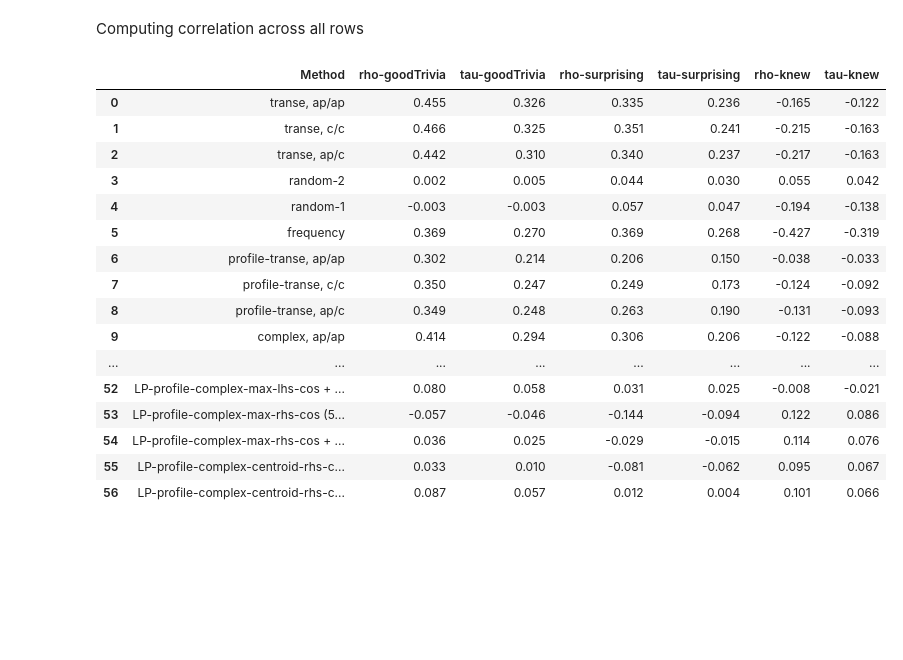
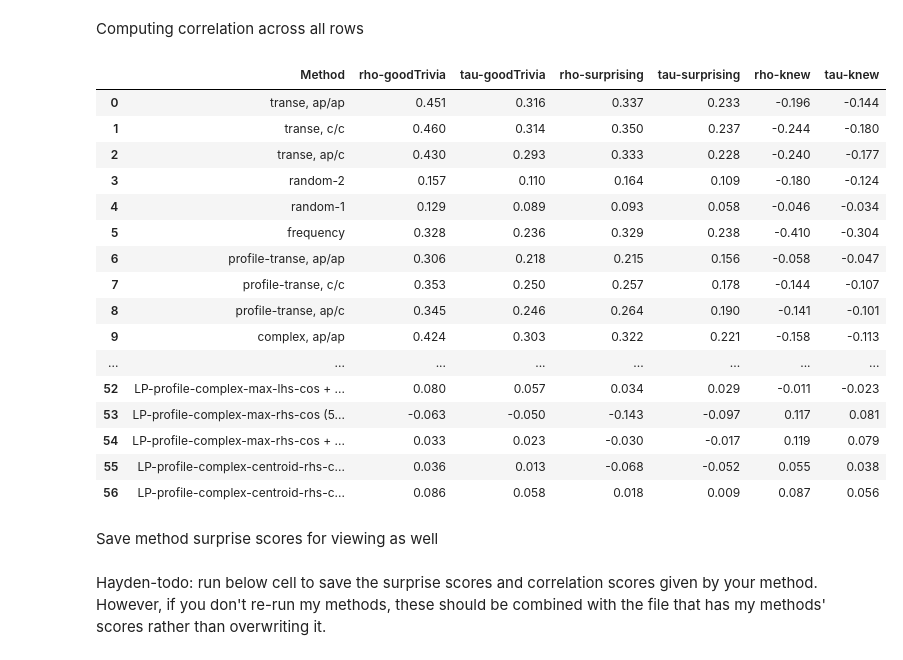
Before and after one commit to usc-isi-i2/surprising-facts, a Jupyter notebook: survey_surprise_task.ipynb, the cells around one changed output. Drawn from its saved outputs; the diff is of its cells as text; code cells hidden in the pictures; blank space fills up the shorter version.

Commit message:
lots of cleanup... renamed things, updated notebooks to save results to output, cleaned up survey benchmark, updated readme, ...

```diff
--- a/trivia_surprise_task.ipynb
+++ b/survey_surprise_task.ipynb
@@ -30,10 +30,10 @@ from itertools import combinations
 You will probably need to update the absolute paths to various resources (mostly embedding files)
 # %%
 # path to the benchmark data
-surprise_data_file = "./benchmark_data/funfacts_mapped_to_wd.tsv"
+surprise_data_file = "./benchmark_data/wd_survey_surprise_data.tsv"
 
 # output path
-work_dir = "./output/trivia_task"
+work_dir = "./output/survey_task"
 # path where kypher db file will be saved
 store_dir = f"{work_dir}/temp"
 # Wikidata claims.wikibase-item file. We only need claims about humans for this dataset, so using a filtered file.
@@ -370,8 +369,8 @@ for _, row in tqdm(eval_trivia_df.iterrows(), total=len(eval_trivia_df)):
         sample.remove(entity)
     for emb_name, embedding_dict in embedding_models.items():
         # skip recomputing already computed methods
-        if f"{emb_name}, c/c" in method_to_scores:
-            continue
+#         if f"{emb_name}, c/c" in method_to_scores:
+#             continue
         # We can only compute surprise metrics if there are 2 or more samples (otherwise dispersion is undefined)
         if len(sample) > 1:
             metrics_dict = compute_surprise_metrics_for_sample(entity, sample, embedding_dict)
@@ -425,6 +424,7 @@ display(pd.DataFrame(rows, columns = ["Method",
 # %% [markdown]
 Frequency
 # %%
+method_to_scores["frequency"] = []
 for _, row in tqdm(eval_trivia_df.iterrows(), total=len(eval_trivia_df)):
     fact_str = row["fact.wd"]
     pop_size = get_pop_size_for_compound_fact(fact_str)
@@ -511,8 +511,8 @@ distance_funcs = {"cos": distance.cosine} #, "dot": lambda v1, v2: -np.dot(v1,v2
 
 for emb_name, model_info_dict in tqdm(lp_embedding_models_info.items()):
     # following if block will avoid recomputing already-computed methods
-    if f"LP-{emb_name}-max-lhs-cos" in method_to_scores:
-        continue
+#     if f"LP-{emb_name}-max-lhs-cos" in method_to_scores:
+#         continue
 
     print(emb_name)
     base_dir = model_info_dict["base_dir"]
@@ -842,48 +842,54 @@ for method_name, scores in method_to_scores.items():
         method_surprise_rho[f"{method_name} + freq"] = spearmanr(fallback_scores, surprise)[0]
         method_known_rho[f"{method_name} + freq"] = spearmanr(fallback_scores, known)[0]
         method_trivia_tau[f"{method_name} + freq"] = kendalltau(fallback_scores, trivia)[0]
         method_surprise_tau[f"{method_name} + freq"] = kendalltau(fallback_scores, surprise)[0]
         method_known_tau[f"{method_name} + freq"] = kendalltau(fallback_scores, known)[0]
     else:
         method_trivia_rho[method_name] = spearmanr(scores, trivia)[0]
         method_surprise_rho[method_name] = spearmanr(scores, surprise)[0]
         method_known_rho[method_name] = spearmanr(scores, known)[0]
         method_trivia_tau[method_name] = kendalltau(scores, trivia)[0]
         method_surprise_tau[method_name] = kendalltau(scores, surprise)[0]
         method_known_tau[method_name] = kendalltau(scores, known)[0]
 
 rows = []
 for method_name in method_trivia_rho:
     trivia_rho = method_trivia_rho[method_name]
     surprise_rho = method_surprise_rho[method_name]
     known_rho = method_known_rho[method_name]
     trivia_tau = method_trivia_tau[method_name]
     surprise_tau = method_surprise_tau[method_name]
     known_tau = method_known_tau[method_name]
     rows.append([method_name,
                  f"{trivia_rho:.3f}", f"{trivia_tau:.3f}",
                  f"{surprise_rho:.3f}", f"{surprise_tau:.3f}",
                  f"{known_rho:.3f}", f"{known_tau:.3f}"])
 
-display(pd.DataFrame(rows, columns = ["Method",
+corr_df = pd.DataFrame(rows, columns = ["Method",
                                       "rho-goodTrivia", "tau-goodTrivia",
                                       "rho-surprising", "tau-surprising",
-                                      "rho-knew", "tau-knew"]))
+                                      "rho-knew", "tau-knew"])
+
+display(corr_df)
 # %% [output]
 |  | Method | rho-goodTrivia | tau-goodTrivia | rho-surprising | tau-surprising | rho-knew | tau-knew |
-| 0 | transe, ap/ap | 0.455 | 0.326 | 0.335 | 0.236 | -0.165 | -0.122 |
-| 1 | transe, c/c | 0.466 | 0.325 | 0.351 | 0.241 | -0.215 | -0.163 |
-| 2 | transe, ap/c | 0.442 | 0.310 | 0.340 | 0.237 | -0.217 | -0.163 |
-| 3 | random-2 | 0.002 | 0.005 | 0.044 | 0.030 | 0.055 | 0.042 |
-| 4 | random-1 | -0.003 | -0.003 | 0.057 | 0.047 | -0.194 | -0.138 |
-| 5 | frequency | 0.369 | 0.270 | 0.369 | 0.268 | -0.427 | -0.319 |
-| 6 | profile-transe, ap/ap | 0.302 | 0.214 | 0.206 | 0.150 | -0.038 | -0.033 |
-| 7 | profile-transe, c/c | 0.350 | 0.247 | 0.249 | 0.173 | -0.124 | -0.092 |
-| 8 | profile-transe, ap/c | 0.349 | 0.248 | 0.263 | 0.190 | -0.131 | -0.093 |
-| 9 | complex, ap/ap | 0.414 | 0.294 | 0.306 | 0.206 | -0.122 | -0.088 |
+| 0 | transe, ap/ap | 0.451 | 0.316 | 0.337 | 0.233 | -0.196 | -0.144 |
+| 1 | transe, c/c | 0.460 | 0.314 | 0.350 | 0.237 | -0.244 | -0.180 |
+| 2 | transe, ap/c | 0.430 | 0.293 | 0.333 | 0.228 | -0.240 | -0.177 |
+| 3 | random-2 | 0.157 | 0.110 | 0.164 | 0.109 | -0.180 | -0.124 |
+| 4 | random-1 | 0.129 | 0.089 | 0.093 | 0.058 | -0.046 | -0.034 |
+| 5 | frequency | 0.328 | 0.236 | 0.329 | 0.238 | -0.410 | -0.304 |
+| 6 | profile-transe, ap/ap | 0.306 | 0.218 | 0.215 | 0.156 | -0.058 | -0.047 |
+| 7 | profile-transe, c/c | 0.353 | 0.250 | 0.257 | 0.178 | -0.144 | -0.107 |
+| 8 | profile-transe, ap/c | 0.345 | 0.246 | 0.264 | 0.190 | -0.141 | -0.101 |
+| 9 | complex, ap/ap | 0.424 | 0.303 | 0.322 | 0.221 | -0.158 | -0.113 |
 | ... | ... | ... | ... | ... | ... | ... | ... |
-| 52 | LP-profile-complex-max-lhs-cos + ... | 0.080 | 0.058 | 0.031 | 0.025 | -0.008 | -0.021 |
-| 53 | LP-profile-complex-max-rhs-cos (5... | -0.057 | -0.046 | -0.144 | -0.094 | 0.122 | 0.086 |
-| 54 | LP-profile-complex-max-rhs-cos + ... | 0.036 | 0.025 | -0.029 | -0.015 | 0.114 | 0.076 |
-| 55 | LP-profile-complex-centroid-rhs-c... | 0.033 | 0.010 | -0.081 | -0.062 | 0.095 | 0.067 |
-| 56 | LP-profile-complex-centroid-rhs-c... | 0.087 | 0.057 | 0.012 | 0.004 | 0.101 | 0.066 |
+| 52 | LP-profile-complex-max-lhs-cos + ... | 0.080 | 0.057 | 0.034 | 0.029 | -0.011 | -0.023 |
+| 53 | LP-profile-complex-max-rhs-cos (5... | -0.063 | -0.050 | -0.143 | -0.097 | 0.117 | 0.081 |
+| 54 | LP-profile-complex-max-rhs-cos + ... | 0.033 | 0.023 | -0.030 | -0.017 | 0.119 | 0.079 |
+| 55 | LP-profile-complex-centroid-rhs-c... | 0.036 | 0.013 | -0.068 | -0.052 | 0.055 | 0.038 |
+| 56 | LP-profile-complex-centroid-rhs-c... | 0.086 | 0.058 | 0.018 | 0.009 | 0.087 | 0.056 |
+# %% [markdown]
+Save method surprise scores for viewing as well
+# %% [markdown]
+Hayden-todo: run below cell to save the surprise scores and correlation scores given by your method. However, if you don't re-run my methods, these should be combined with the file that has my methods' scores rather than overwriting it.
```
Also changed, not shown: parts of 10 cells of this notebook, 12 other files.
